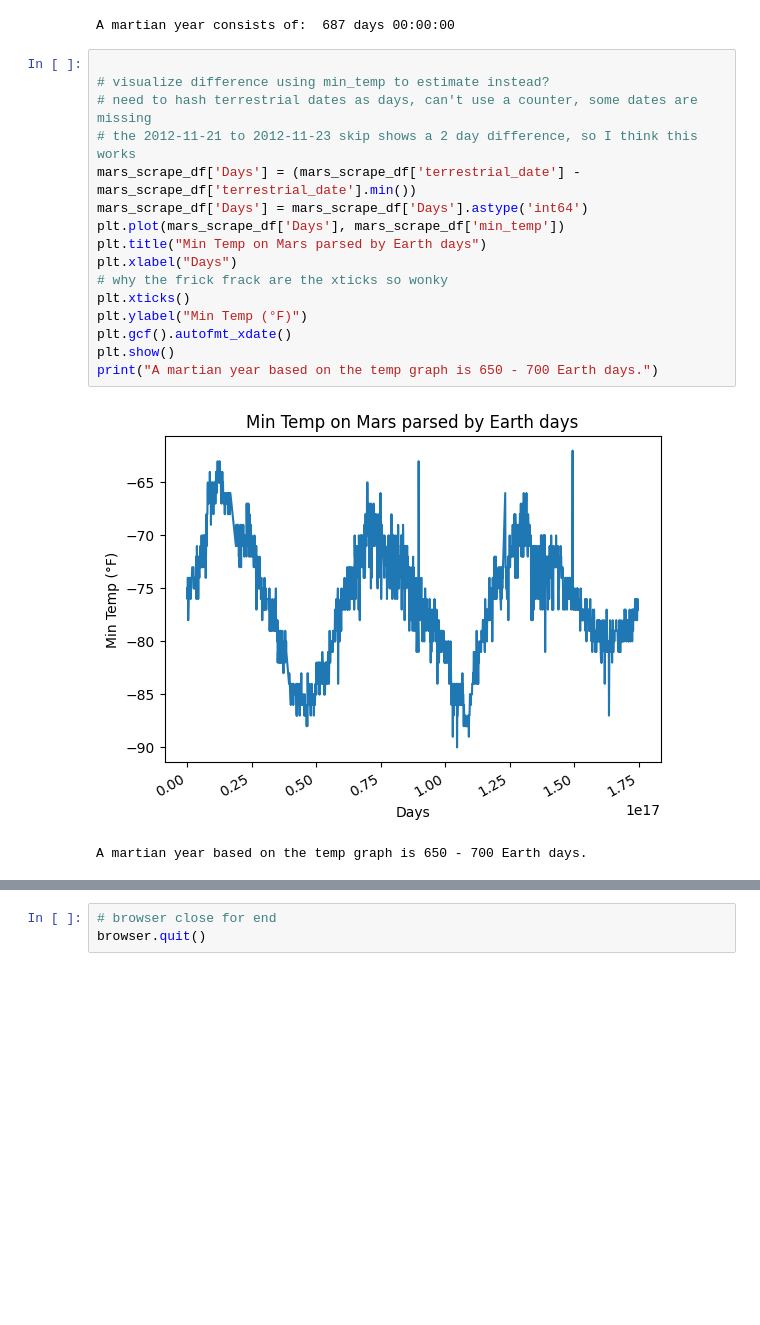
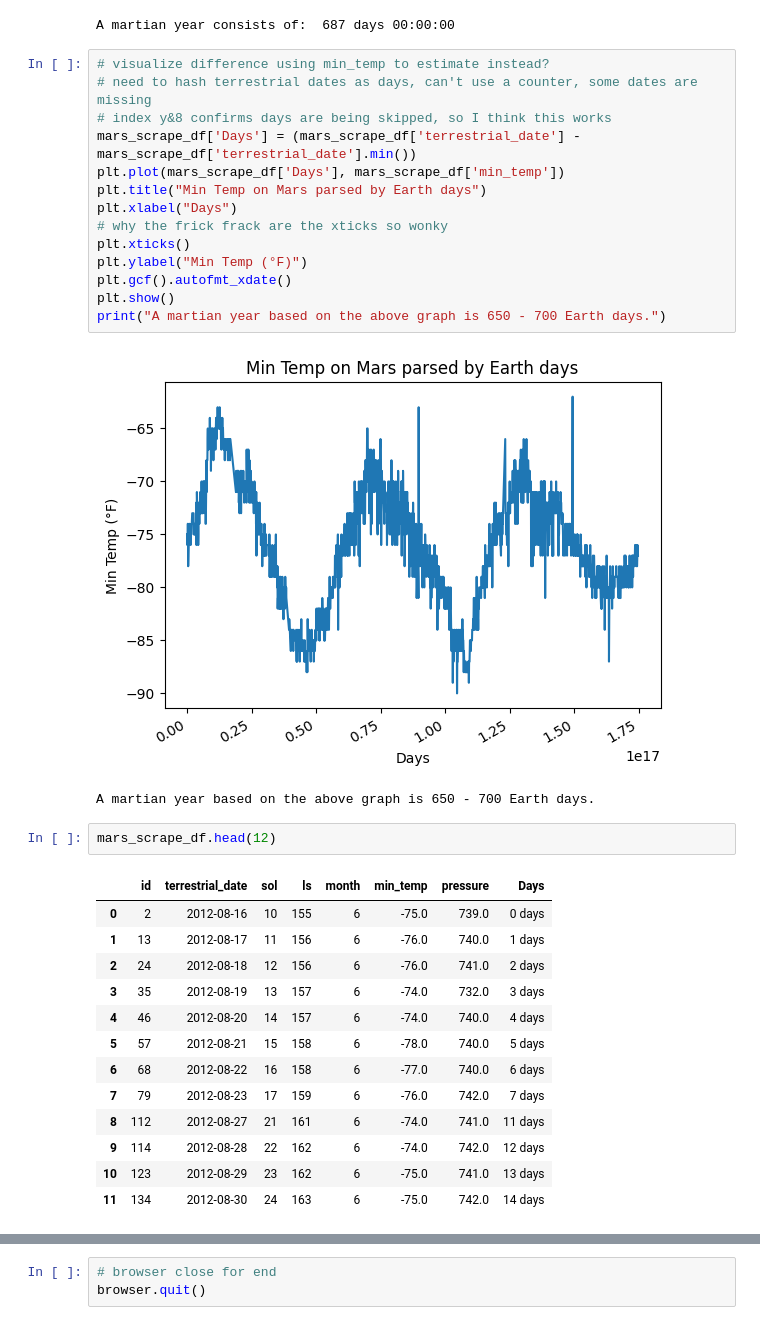
Before and after one commit to thorblock/Mod_11_Scrape, a Jupyter notebook: mars_temp_scrape.ipynb, the cells around one changed output, grey strips where cells are left out. Drawn from its saved outputs; the diff is of its cells as text; blank space fills up the shorter version.

```diff
--- a/mars_temp_scrape.ipynb
+++ b/mars_temp_scrape.ipynb
@@ -208,12 +207,10 @@ print(f"A martian year consists of: ", date_difference)
 # %% [output]
 A martian year consists of:  687 days 00:00:00
 # %%
-
 # visualize difference using min_temp to estimate instead?
 # need to hash terrestrial dates as days, can't use a counter, some dates are missing
-# the 2012-11-21 to 2012-11-23 skip shows a 2 day difference, so I think this works
+# index y&8 confirms days are being skipped, so I think this works
 mars_scrape_df['Days'] = (mars_scrape_df['terrestrial_date'] - mars_scrape_df['terrestrial_date'].min())
-mars_scrape_df['Days'] = mars_scrape_df['Days'].astype('int64')
 plt.plot(mars_scrape_df['Days'], mars_scrape_df['min_temp'])
 plt.title("Min Temp on Mars parsed by Earth days")
 plt.xlabel("Days")
@@ -222,7 +219,23 @@ plt.xticks()
 plt.ylabel("Min Temp (°F)")
 plt.gcf().autofmt_xdate()
 plt.show()
-print("A martian year based on the temp graph is 650 - 700 Earth days.")
+print("A martian year based on the above graph is 650 - 700 Earth days.")
 # %% [output]
 [figure]
-A martian year based on the temp graph is 650 - 700 Earth days.
+A martian year based on the above graph is 650 - 700 Earth days.
+# %%
+mars_scrape_df.head(12)
+# %% [output]
+|  | id | terrestrial_date | sol | ls | month | min_temp | pressure | Days |
+| 0 | 2 | 2012-08-16 | 10 | 155 | 6 | -75.0 | 739.0 | 0 days |
+| 1 | 13 | 2012-08-17 | 11 | 156 | 6 | -76.0 | 740.0 | 1 days |
+| 2 | 24 | 2012-08-18 | 12 | 156 | 6 | -76.0 | 741.0 | 2 days |
+| 3 | 35 | 2012-08-19 | 13 | 157 | 6 | -74.0 | 732.0 | 3 days |
+| 4 | 46 | 2012-08-20 | 14 | 157 | 6 | -74.0 | 740.0 | 4 days |
+| 5 | 57 | 2012-08-21 | 15 | 158 | 6 | -78.0 | 740.0 | 5 days |
+| 6 | 68 | 2012-08-22 | 16 | 158 | 6 | -77.0 | 740.0 | 6 days |
+| 7 | 79 | 2012-08-23 | 17 | 159 | 6 | -76.0 | 742.0 | 7 days |
+| 8 | 112 | 2012-08-27 | 21 | 161 | 6 | -74.0 | 741.0 | 11 days |
+| 9 | 114 | 2012-08-28 | 22 | 162 | 6 | -74.0 | 742.0 | 12 days |
+| 10 | 123 | 2012-08-29 | 23 | 162 | 6 | -75.0 | 741.0 | 13 days |
+| 11 | 134 | 2012-08-30 | 24 | 163 | 6 | -75.0 | 742.0 | 14 days |
```
Also changed, not shown: parts of 3 cells of this notebook, 1 other file.
